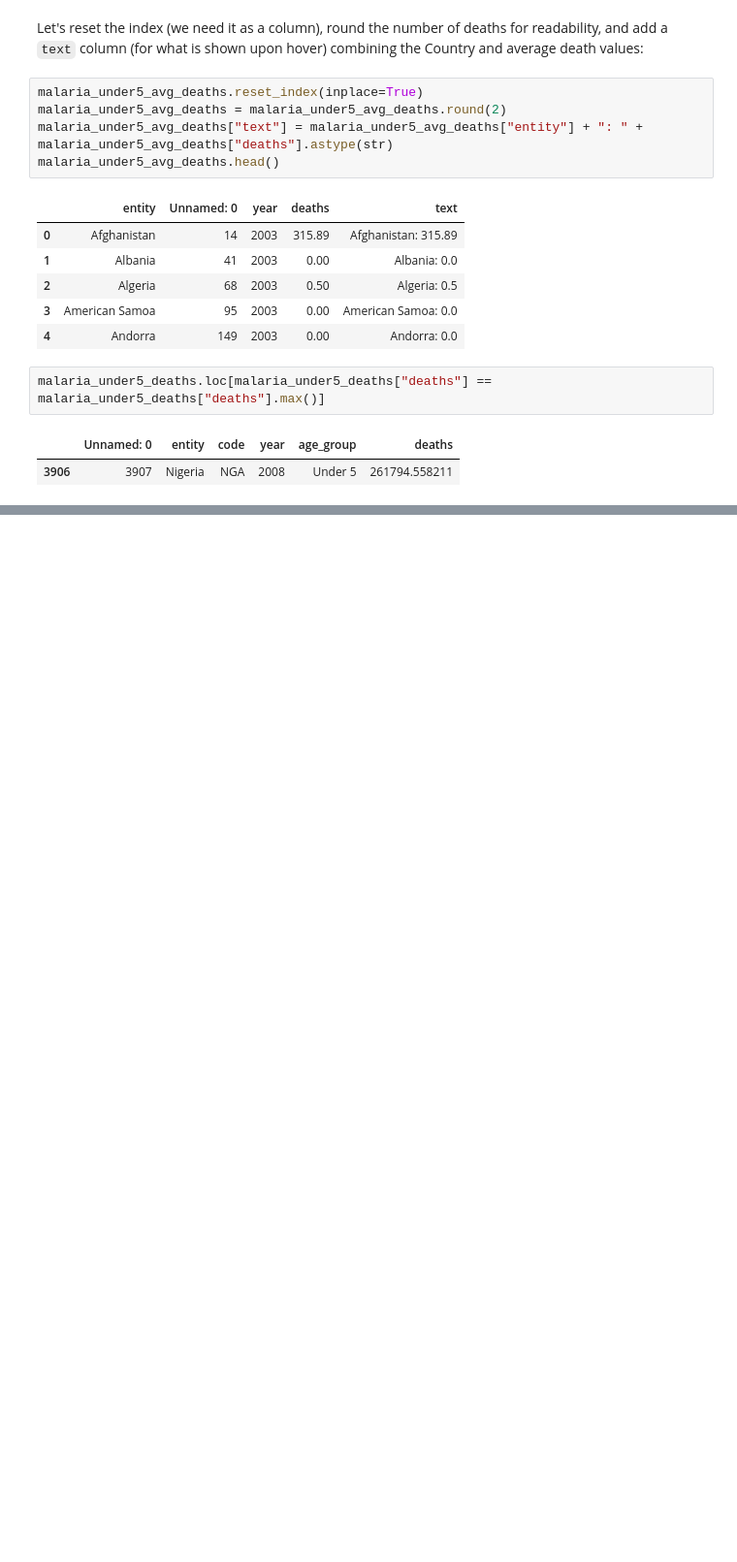
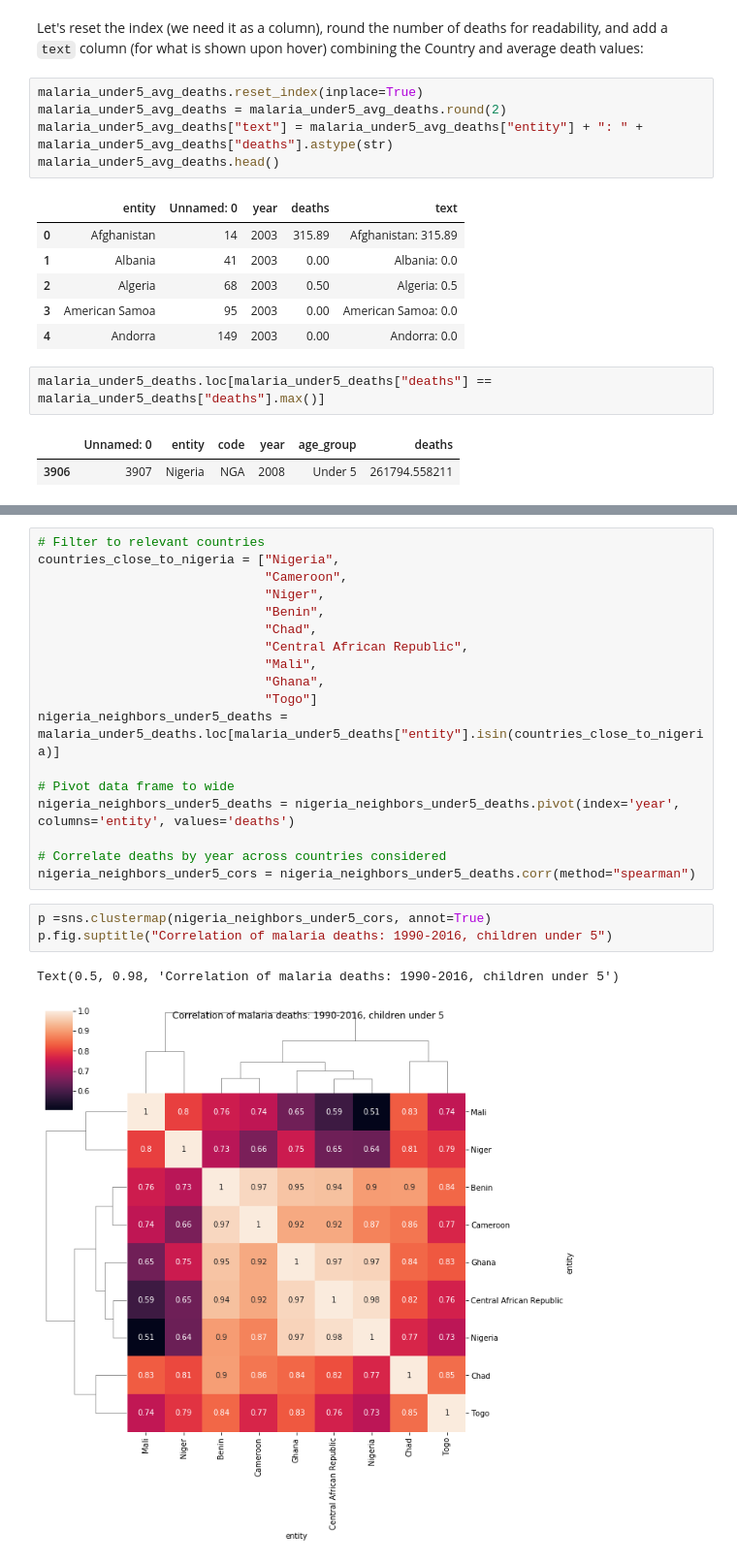
Before and after one commit to oena/oena.github.io, a Jupyter notebook: ipynbs/Malaria_Visualizations.ipynb, the cells around one changed output, grey strips where cells are left out. Shown at 97% size. Saved outputs shown, nothing was run; the diff lists cells and outputs as text; blank space fills up the shorter version.

```diff
--- a/ipynbs/Malaria_Visualizations.ipynb
+++ b/ipynbs/Malaria_Visualizations.ipynb
@@ -161,0 +175,24 @@ It's really hard to see many of the values, because the majority of countries ha
+# %%
+# Filter to relevant countries
+countries_close_to_nigeria = ["Nigeria",
+                              "Cameroon",
+                              "Niger",
+                              "Benin",
+                              "Chad",
+                              "Central African Republic",
+                              "Mali",
+                              "Ghana",
+                              "Togo"]
+nigeria_neighbors_under5_deaths = malaria_under5_deaths.loc[malaria_under5_deaths["entity"].isin(countries_close_to_nigeria)]
+
+# Pivot data frame to wide
+nigeria_neighbors_under5_deaths = nigeria_neighbors_under5_deaths.pivot(index='year', columns='entity', values='deaths')
+
+# Correlate deaths by year across countries considered
+nigeria_neighbors_under5_cors = nigeria_neighbors_under5_deaths.corr(method="spearman")
+# %%
+p =sns.clustermap(nigeria_neighbors_under5_cors, annot=True)
+p.fig.suptitle("Correlation of malaria deaths: 1990-2016, children under 5")
+# %% [output]
+Text(0.5, 0.98, 'Correlation of malaria deaths: 1990-2016, children under 5')
+[figure, added]
```
Also changed, not shown: parts of 6 cells of this notebook.
